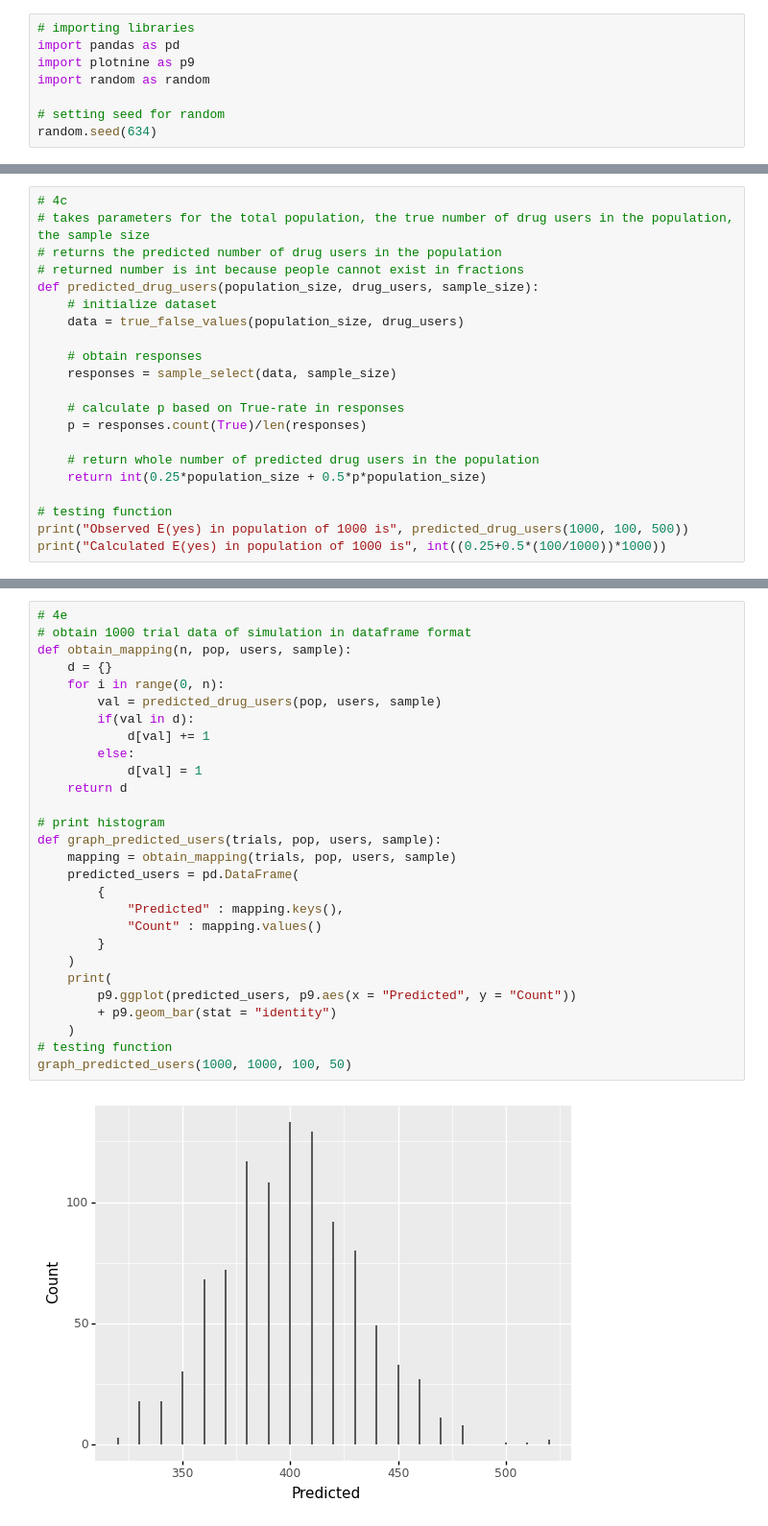
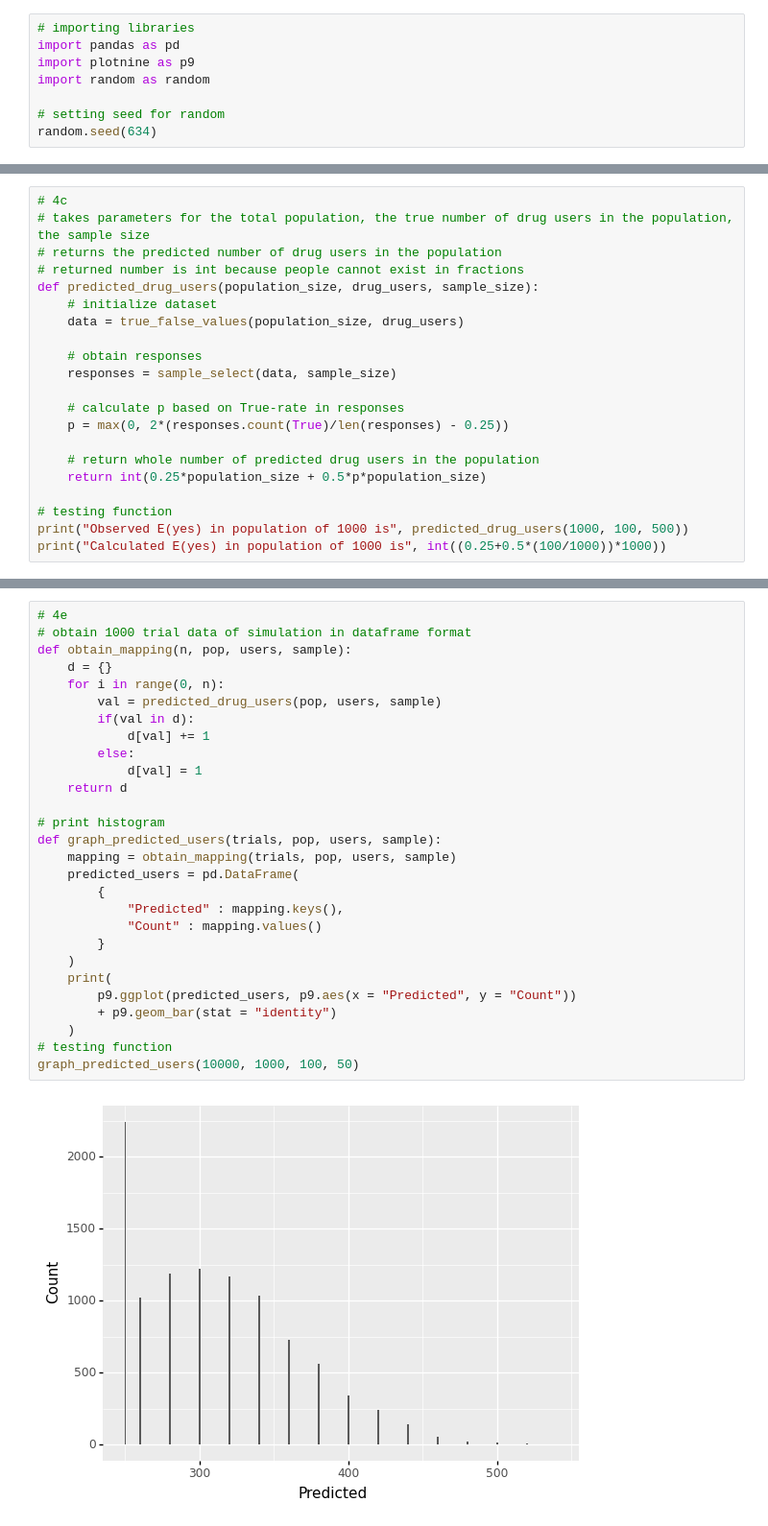
Before and after one commit to OlinaZhu/BIS634_qz258, a Jupyter notebook: HW1/Exercise 4.ipynb, the cells around one changed output, grey strips where cells are left out. Shown at 96% size. Cells and saved outputs as stored; diff of their text form.

Commit message:
upadted question 4 on choosing p, generated graphs, and completed readme.

```diff
--- a/HW1/Exercise 4.ipynb
+++ b/HW1/Exercise 4.ipynb
@@ -100,7 +104,7 @@ def predicted_drug_users(population_size, drug_users, sample_size):
     responses = sample_select(data, sample_size)
 
     # calculate p based on True-rate in responses
-    p = responses.count(True)/len(responses)
+    p = max(0, 2*(responses.count(True)/len(responses) - 0.25))
 
     # return whole number of predicted drug users in the population
     return int(0.25*population_size + 0.5*p*population_size)
@@ -119,32 +123,32 @@ The estimated number of drug users in a population 1000, 100 of whom are drug us
 # %%
 # 4e
 # obtain 1000 trial data of simulation in dataframe format
 def obtain_mapping(n, pop, users, sample):
     d = {}
     for i in range(0, n):
         val = predicted_drug_users(pop, users, sample)
         if(val in d):
             d[val] += 1
         else:
             d[val] = 1
     return d
 
 # print histogram
 def graph_predicted_users(trials, pop, users, sample):
     mapping = obtain_mapping(trials, pop, users, sample)
     predicted_users = pd.DataFrame(
         {
             "Predicted" : mapping.keys(),
             "Count" : mapping.values()
         }
     )
     print(
         p9.ggplot(predicted_users, p9.aes(x = "Predicted", y = "Count"))
         + p9.geom_bar(stat = "identity")
     )
 # testing function
-graph_predicted_users(1000, 1000, 100, 50)
+graph_predicted_users(10000, 1000, 100, 50)
 # %% [output]
-[figure, old version]
+[figure, new version]
 # %%
 # 4f
```
Also changed, not shown: parts of 6 cells of this notebook, 2 other files.
